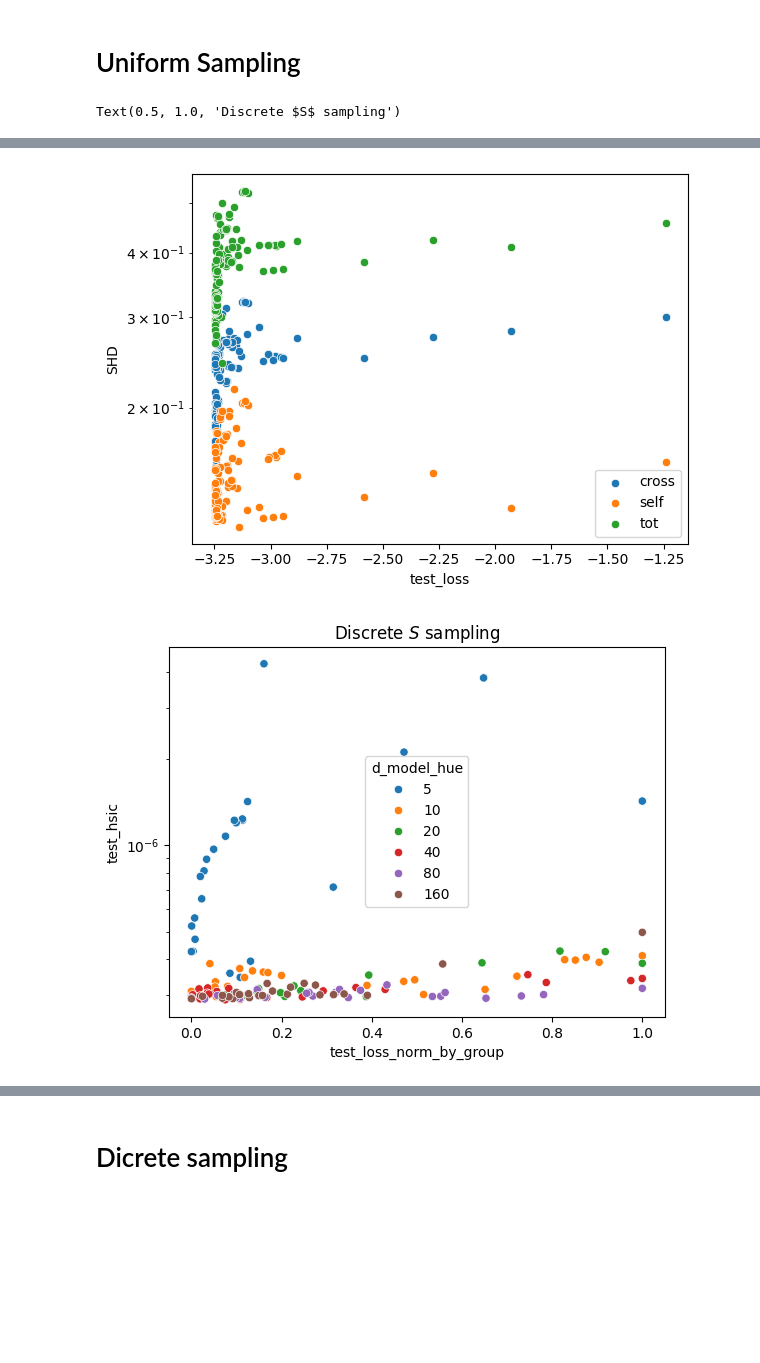
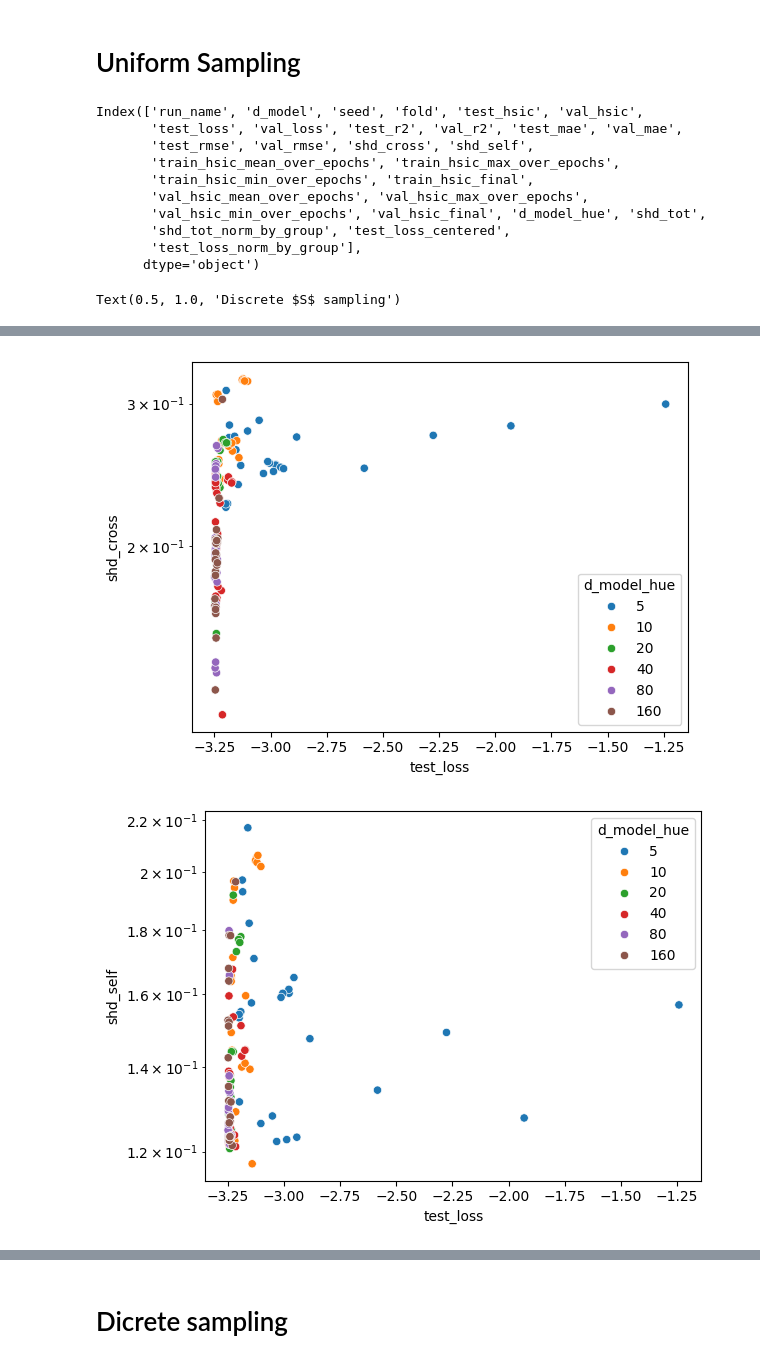
Before and after one commit to scipi1/causaliT, a Jupyter notebook: notebooks/nb_eval_sweep_dmodel.ipynb, the cells around one changed output, grey strips where cells are left out. Drawn from its saved outputs; the diff is of its cells as text; code cells hidden in the pictures; blank space fills up the shorter version.

```diff
--- a/notebooks/nb_eval_sweep_dmodel.ipynb
+++ b/notebooks/nb_eval_sweep_dmodel.ipynb
@@ -9,38 +9,63 @@ from os.path import join
 # %%
 exp_path = "../experiments/noise_aware_single/scm1/euler/sweep_d_model_60863422/eval/eval_d_model_sweep"
 df = pd.read_csv(join(exp_path, "files/sweep_summary.csv"))
 df["d_model_hue"] = df["d_model"].astype(str)
 df["shd_tot"] = df["shd_cross"] + df["shd_self"]
 df['shd_tot_norm_by_group'] = df['shd_tot'] / df.groupby('d_model')['shd_tot'].transform('max')
 df['test_loss_centered'] = (df['test_loss'] - df.groupby('d_model')['test_loss'].transform('min')) #/ df.groupby('d_model')['test_loss'].transform('max')
 df['test_loss_norm_by_group'] = df['test_loss_centered'] / df.groupby('d_model')['test_loss_centered'].transform('max')
+print(df.columns)
 
 fig = plt.figure()
 sns.boxplot(df, x="d_model_hue", y="test_loss")
 
 fig = plt.figure()
 sns.boxplot(df, x="d_model_hue", y="shd_tot")
 
 fig = plt.figure()
-sns.scatterplot(df, x="test_loss", y="shd_cross", label="cross")
-sns.scatterplot(df, x="test_loss", y="shd_self", label="self")
-sns.scatterplot(df, x="test_loss", y="shd_tot", label="tot")
+sns.scatterplot(df, x="test_loss", y="shd_cross", hue="d_model_hue")
 plt.yscale("log")
-plt.ylabel("SHD")
-plt.legend()
 
 fig = plt.figure()
-sns.scatterplot(df, x="test_loss_norm_by_group", y="test_hsic", hue="d_model_hue")
+sns.scatterplot(df, x="test_loss", y="shd_self", hue="d_model_hue")
+plt.yscale("log")
+
+fig = plt.figure()
+sns.scatterplot(df, x="test_loss", y="shd_tot", hue="d_model_hue")
+plt.yscale("log")
+
+fig = plt.figure()
+sns.scatterplot(df, x="test_loss", y="test_hsic", hue="d_model_hue")
 plt.yscale("log")
 plt.title("Discrete $S$ sampling")
 
 fig = plt.figure()
 sns.scatterplot(df, x="shd_tot", y="test_hsic", hue="d_model_hue")
 plt.yscale("log")
 plt.title("Discrete $S$ sampling")
+
+fig = plt.figure()
+sns.scatterplot(df, x="shd_tot", y="val_hsic_mean_over_epochs", hue="d_model_hue")
+plt.yscale("log")
+plt.title("Discrete $S$ sampling")
+
+fig = plt.figure()
+sns.scatterplot(df, x="shd_tot", y="train_hsic_mean_over_epochs", hue="d_model_hue")
+plt.yscale("log")
+plt.title("Discrete $S$ sampling")
 # %% [output]
-Text(0.5, 1.0, 'Discrete $S$ sampling')
+Index(['run_name', 'd_model', 'seed', 'fold', 'test_hsic', 'val_hsic',
+       'test_loss', 'val_loss', 'test_r2', 'val_r2', 'test_mae', 'val_mae',
+       'test_rmse', 'val_rmse', 'shd_cross', 'shd_self',
+       'train_hsic_mean_over_epochs', 'train_hsic_max_over_epochs',
+       'train_hsic_min_over_epochs', 'train_hsic_final',
+       'val_hsic_mean_over_epochs', 'val_hsic_max_over_epochs',
+       'val_hsic_min_over_epochs', 'val_hsic_final', 'd_model_hue', 'shd_tot',
+       'shd_tot_norm_by_group', 'test_loss_centered',
+       'test_loss_norm_by_group'],
+      dtype='object')
+Text(0.5, 1.0, 'Discrete $S$ sampling')
 [figure]
 [figure]
-[figure, old version]
+[figure, new version]
-[figure, old version]
+[figure, new version]
```
Also changed, not shown: parts of 3 cells of this notebook, 3 other files.
